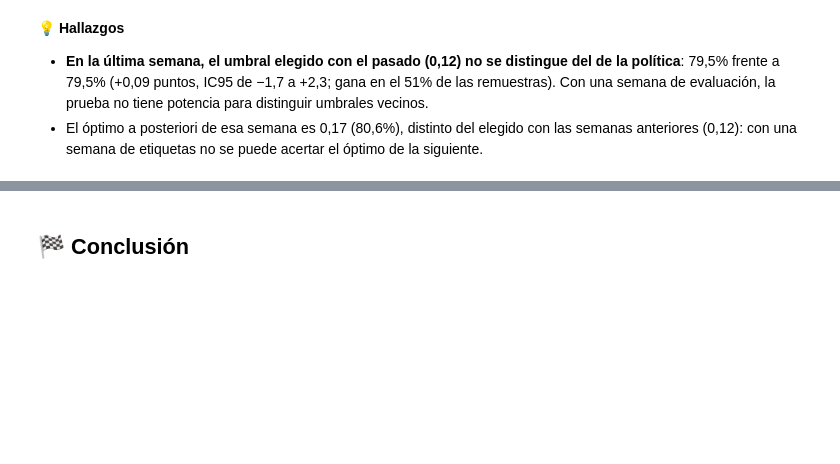
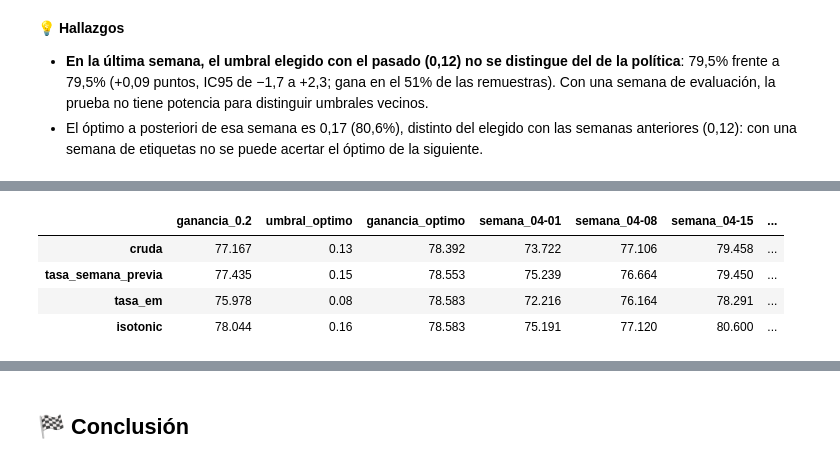
Before and after one commit to JuanFeDS/fraud_shipping, a Jupyter notebook: notebooks/06.umbral_temporal.ipynb, the cells around one changed output, grey strips where cells are left out. Cells and saved outputs as stored; diff of their text form; code cells hidden in the pictures; blank space fills up the shorter version.

Commit message:
nb 📓: add forward recalibration to the temporal threshold notebook

```diff
--- a/notebooks/06.umbral_temporal.ipynb
+++ b/notebooks/06.umbral_temporal.ipynb
@@ -280,0 +299,17 @@ dtype: float64
+# %%
+# Corrección de probabilidades por la tasa base y estimación de la tasa de un lote sin etiquetas
+
+
+def corregir_por_tasa(probabilidad, tasa_entrenamiento, tasa_vigente):
+    """Ajuste bayesiano de priors: probabilidad corregida por la tasa de fraude vigente."""
+    factor_fraude = tasa_vigente / tasa_entrenamiento
+    factor_legitima = (1 - tasa_vigente) / (1 - tasa_entrenamiento)
+    return probabilidad * factor_fraude / (probabilidad * factor_fraude + (1 - probabilidad) * factor_legitima)
+
+
+def estimar_tasa_em(probabilidad, tasa_entrenamiento, iteraciones=200):
+    """Tasa de fraude de un lote sin etiquetas (Saerens et al., 2002): corrige con la tasa estimada y promedia hasta converger."""
+    tasa = tasa_entrenamiento
+    for _ in range(iteraciones):
+        tasa = corregir_por_tasa(probabilidad, tasa_entrenamiento, tasa).mean()
+    return tasa
@@ -280,0 +351,38 @@ dtype: float64
+# %%
+# Cada corrección frente a la probabilidad cruda: ganancia con 0,20, umbral óptimo y calibración en la franja de decisión
+METODOS = {
+    'cruda': 'probabilidad_forward',
+    'tasa_semana_previa': 'probabilidad_tasa_previa',
+    'tasa_em': 'probabilidad_tasa_em',
+    'isotonic': 'probabilidad_isotonic',
+}
+datos_recalibracion = datos[datos['semana'].isin(SEMANAS_RECALIBRACION)]
+
+
+def resumen_metodo(columna):
+    """Ganancia con el umbral de la política, umbral óptimo, ganancia por semana y calibración en la franja de decisión."""
+    fraude, monto, probabilidad = datos_recalibracion['fraude'], datos_recalibracion['monto'], datos_recalibracion[columna]
+    umbral = umbral_optimo(fraude, monto, probabilidad)
+    calibracion = calibracion_franja(datos_recalibracion, columna, *FRANJA_DECISION)
+    por_semana = {
+        f'semana_{semana[5:]}': ganancia_pct_maxima(grupo['fraude'], grupo['monto'], grupo[columna], THRESHOLD)
+        for semana, grupo in datos_recalibracion.groupby('semana')
+    }
+    return pd.Series({
+        f'ganancia_{THRESHOLD}': ganancia_pct_maxima(fraude, monto, probabilidad, THRESHOLD),
+        'umbral_optimo': umbral,
+        'ganancia_optimo': ganancia_pct_maxima(fraude, monto, probabilidad, umbral),
+        **por_semana,
+        'franja_transacciones': calibracion['transacciones'],
+        'franja_predicho_por_monto': calibracion['predicho_por_monto'],
+        'franja_observado_por_monto': calibracion['observado_por_monto'],
+    })
+
+
+pd.DataFrame({metodo: resumen_metodo(columna) for metodo, columna in METODOS.items()}).T.round(3)
+# %% [output]
+|  | ganancia_0.2 | umbral_optimo | ganancia_optimo | semana_04-01 | semana_04-08 | semana_04-15 | ... |
+| cruda | 77.167 | 0.13 | 78.392 | 73.722 | 77.106 | 79.458 | ... |
+| tasa_semana_previa | 77.435 | 0.15 | 78.553 | 75.239 | 76.664 | 79.450 | ... |
+| tasa_em | 75.978 | 0.08 | 78.583 | 72.216 | 76.164 | 78.291 | ... |
+| isotonic | 78.044 | 0.16 | 78.583 | 75.191 | 77.120 | 80.600 | ... |
```
Also changed, not shown: parts of 12 cells of this notebook.
